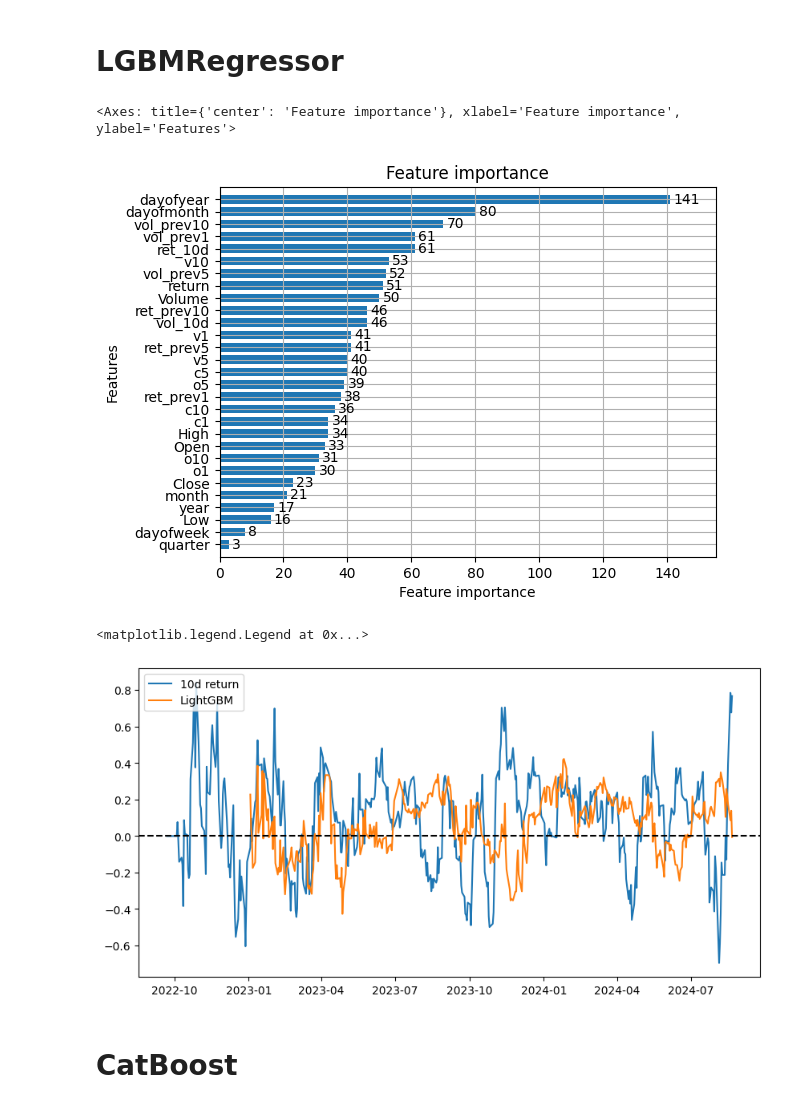
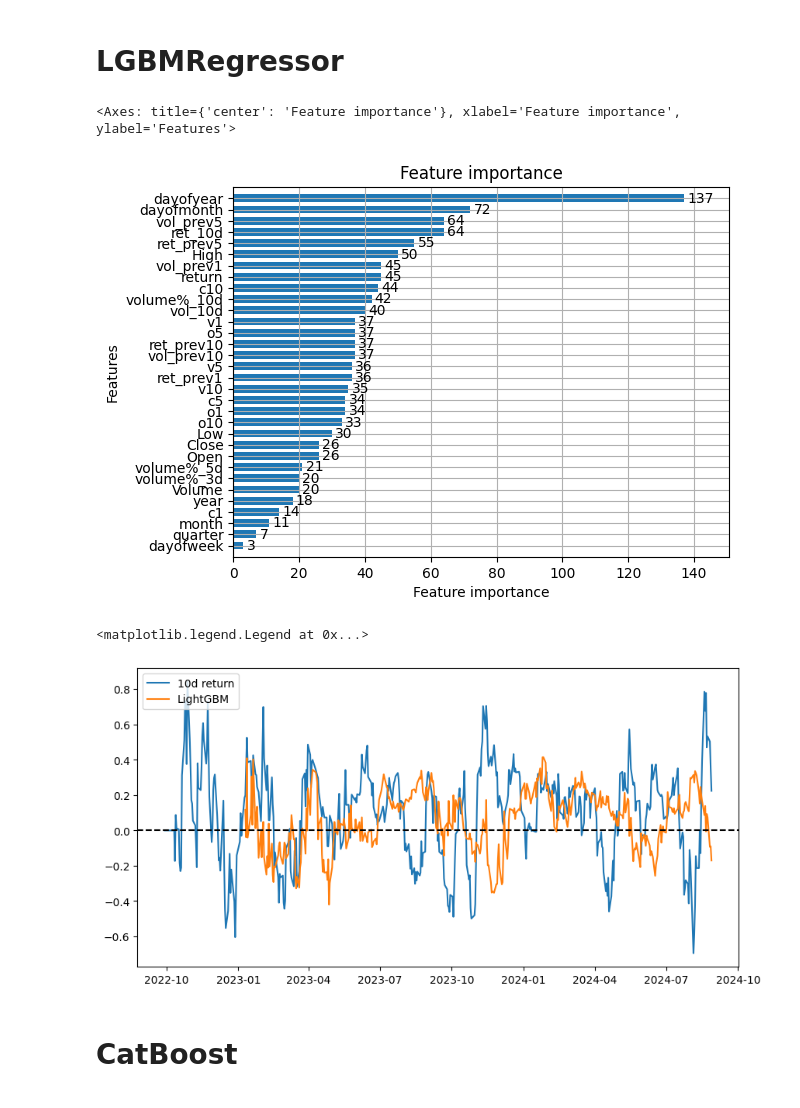
Before and after one commit to lok419/my-trading, a Jupyter notebook: strategy_v2/Research/Return Prediction.ipynb, the cells around one changed output. Saved outputs shown, nothing was run; the diff lists cells and outputs as text; code cells hidden in the pictures.

```diff
--- a/strategy_v2/Research/Return Prediction.ipynb
+++ b/strategy_v2/Research/Return Prediction.ipynb
@@ -81,6 +78,10 @@ def create_features(df):
     dfml['year'] = dfml.index.to_series().dt.year
     dfml['dayofyear'] = dfml.index.to_series().dt.day_of_year
     dfml['dayofmonth'] = dfml.index.to_series().dt.day
+
+    dfml['volume%_3d'] = 100 * df['Volume'] / df['Volume'].rolling(window=3, min_periods=1).sum()
+    dfml['volume%_5d'] = 100 * df['Volume'] / df['Volume'].rolling(window=5, min_periods=1).sum()
+    dfml['volume%_10d'] = 100 * df['Volume'] / df['Volume'].rolling(window=10, min_periods=1).sum()
 
     dfml['vol_prev1'] = dfml[f'vol_{forecast}d'].shift(1)
     dfml['vol_prev5'] = dfml[f'vol_{forecast}d'].shift(5)
@@ -297,22 +298,22 @@ ax.legend(loc='upper left')
 # %%
 dfml = create_features(df)
 
 X = dfml.drop(columns=['y'])
 y = dfml['y'].shift(-forecast).fillna(0)
 
 train_cutoff = int(len(df)*0.7)
 X_train, y_train = X[:train_cutoff], y[:train_cutoff]
 X_test, y_test = X[train_cutoff:], y[train_cutoff:]
 
 #Defining and fitting the model
 model = LGBMRegressor(random_state=123, verbosity=-1)
-model.fit(X_train, y_train, eval_set=[(X_train, y_train), (X_test, y_test)])
+model.fit(X_train, y_train, eval_set=[(X_test, y_test)])
 
 #Plot of feature importance
 lightgbm.plot_importance(model, height=0.7)
 # %% [output]
 <Axes: title={'center': 'Feature importance'}, xlabel='Feature importance', ylabel='Features'>
-[figure, old version]
+[figure, new version]
 # %%
 # rolling tranings
 dfml = create_features(df)
@@ -355,7 +356,7 @@ ax.axhline(0, color='black', linestyle='--')
 ax.legend(loc='upper left')
 # %% [output]
 <matplotlib.legend.Legend at 0x...>
-[figure, old version]
+[figure, new version]
 # %% [markdown]
 # CatBoost
 # %%
```
Also changed, not shown: parts of 2 cells of this notebook, 21 other files.
